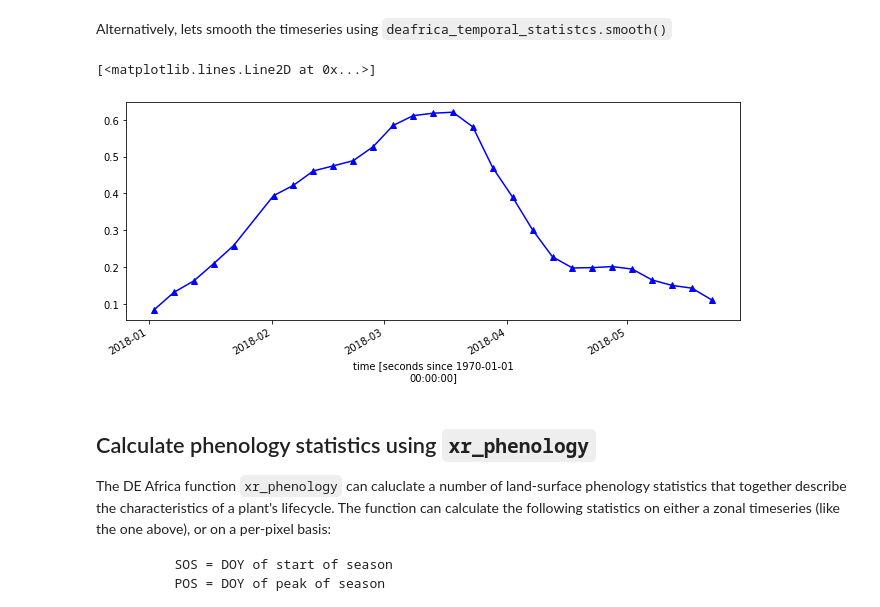
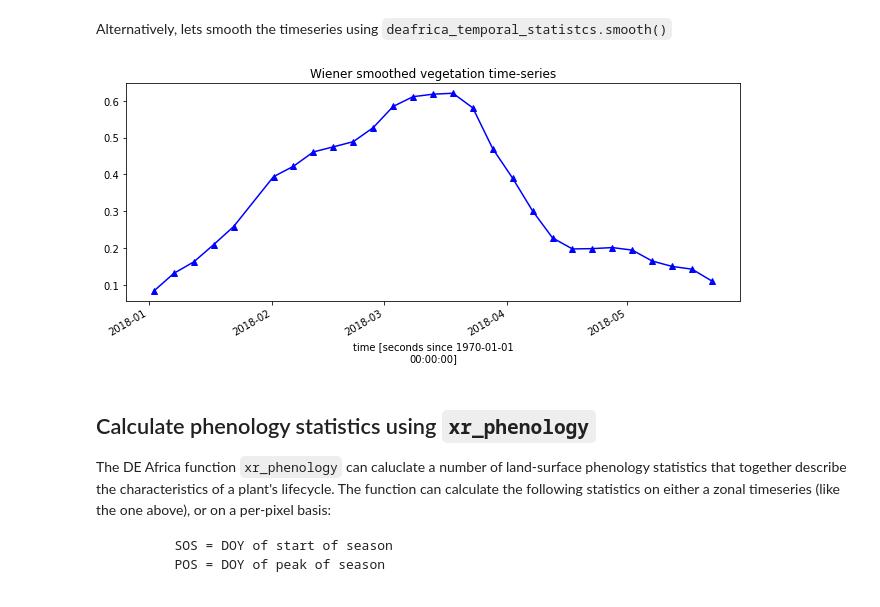
Before and after one commit to digitalearthafrica/deafrica-sandbox-notebooks, a Jupyter notebook: Frequently_used_code/Vegetation_phenology.ipynb, the cells around one changed output. Drawn from its saved outputs; the diff is of its cells as text; code cells hidden in the pictures.

```diff
--- a/Frequently_used_code/Vegetation_phenology.ipynb
+++ b/Frequently_used_code/Vegetation_phenology.ipynb
@@ -83,9 +83,5 @@ lon = 28.518
 lon_buffer = 0.0175
 lat_buffer = 0.004
 
-# Combine central lat,lon with buffer to get area of interest
-lat_range = (lat-lat_buffer, lat+lat_buffer)
-lon_range = (lon-lon_buffer, lon+lon_buffer)
-
 # Set the range of dates for the analysis
-years_range = ('2018-01', '2018-05')
+time_range = ('2018-01', '2018-05')
@@ -108,7 +108,7 @@ The `load_ard` function is used here to load data that has been masked for cloud
 query = {
     'y': lat_range,
     'x': lon_range,
-    'time': years_range,
+    'time': time_range,
     'measurements': ['red', 'green', 'blue', 'nir'],
     'resolution': (-10,10),
     'output_crs': 'epsg:6933'
@@ -250,12 +251,14 @@ plt.title('Rolling mean vegetation time-series');
 # %% [markdown]
  Alternatively, lets smooth the timeseries using `deafrica_temporal_statistcs.smooth()`
 # %%
+#smooth the data
 ndvi_smooth = ts.smooth(ndvi)
 
+#plot the smoothed data
 ndvi_smooth.mean(['x', 'y']).plot.line('b-^', figsize=(11,4))
+plt.title("Wiener smoothed vegetation time-series");
 # %% [output]
-[<matplotlib.lines.Line2D at 0x...>]
-[figure, old version]
+[figure, new version]
 # %% [markdown]
 ## Calculate phenology statistics using `xr_phenology`
 
```
Also changed, not shown: parts of 8 cells of this notebook, 1 other file.
